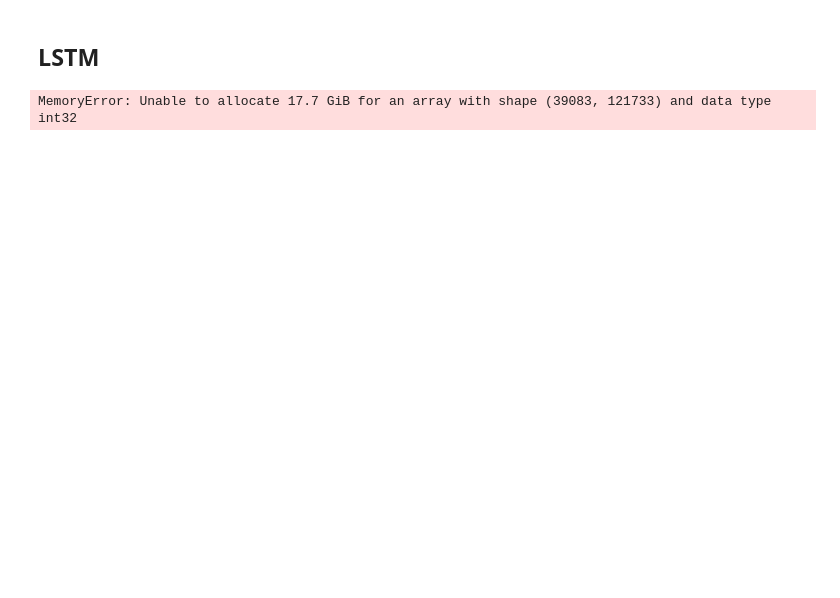
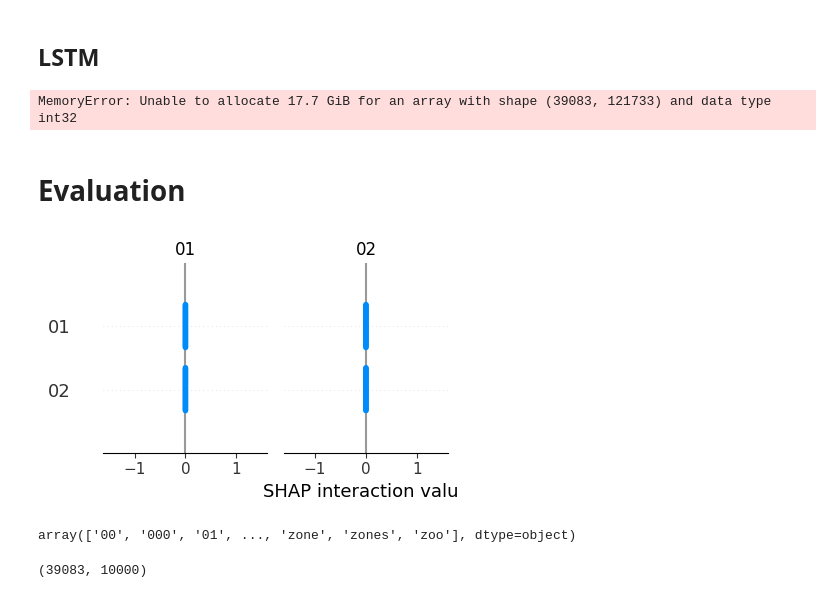
Before and after one commit to Droffilc13/CS4248-NLP_Project, a Jupyter notebook: Team18.ipynb, the cells around one changed output. Drawn from its saved outputs; the diff is of its cells as text; code cells hidden in the pictures; blank space fills up the shorter version.

Commit message:
Implement shap value

```diff
--- a/Team18.ipynb
+++ b/Team18.ipynb
@@ -308,3 +311,23 @@ f1 = f1_score(y_test, y_pred, average='macro')
 print("F1 score (macro):", f1)
 # %% [output]
 MemoryError: Unable to allocate 17.7 GiB for an array with shape (39083, 121733) and data type int32
+# %% [markdown]
+# Evaluation
+# %%
+import shap
+
+explainer = shap.Explainer(model, X_train)
+shap_values = explainer.shap_values(X_test[50:100])
+shap.summary_plot(shap_values, X_test[50:100], max_display=2)
+# %% [output]
+[figure, added]
+# %%
+vectorizer.get_feature_names_out()
+# %% [output]
+array(['00', '000', '01', ..., 'zone', 'zones', 'zoo'], dtype=object)
+# %%
+shap_values[0].shape
+X_test.shape
+X_train.shape
+# %% [output]
+(39083, 10000)
```
Also changed, not shown: parts of 6 cells of this notebook.
